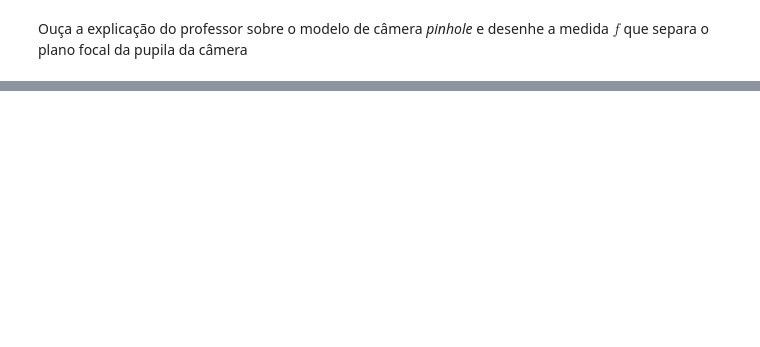
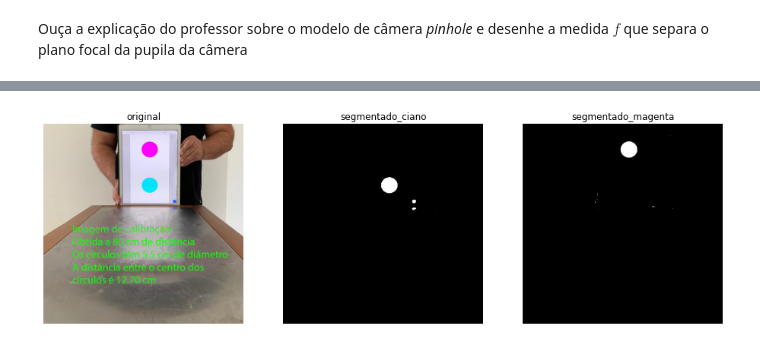
Before and after one commit to Insper/robot21.1, a Jupyter notebook: aula02/Atividade2.ipynb, the cells around one changed output, grey strips where cells are left out. Drawn from its saved outputs; the diff is of its cells as text; code cells hidden in the pictures; blank space fills up the shorter version.

```diff
--- a/aula02/Atividade2.ipynb
+++ b/aula02/Atividade2.ipynb
@@ -57,0 +54,30 @@ Usando um detector de features `BRISK`, identifique o logotipo do  *Insper* . Ve
+# %%
+# Carregar
+img = cv2.imread("img/calib01.jpg")
+hsv = cv2.cvtColor(img, cv2.COLOR_BGR2HSV)
+
+# Segmeta
+segmentado_ciano = fotogrametria.segmenta_circulo_ciano(hsv)
+segmentado_magenta = fotogrametria.segmenta_circulo_magenta(hsv)
+
+# Mostrar
+f, ax = plt.subplots(1, 3, figsize=(16,6))
+
+ax[0].imshow(cv2.cvtColor(img, cv2.COLOR_BGR2RGB))
+ax[1].imshow(segmentado_ciano, cmap="Greys_r")
+ax[2].imshow(segmentado_magenta, cmap="Greys_r")
+
+ax[0].set_title('original')
+ax[1].set_title('segmentado_ciano')
+ax[2].set_title('segmentado_magenta')
+
+ax[0].axis('off')
+ax[1].axis('off')
+ax[2].axis('off')
+
+plt.show()
+
+# Saida Esperada:
+# Uma imagem com o circulo ciano em branco e outro com o magenta
+# %% [output]
+[figure, added]
```
Also changed, not shown: parts of 25 cells of this notebook, 43 other files.
